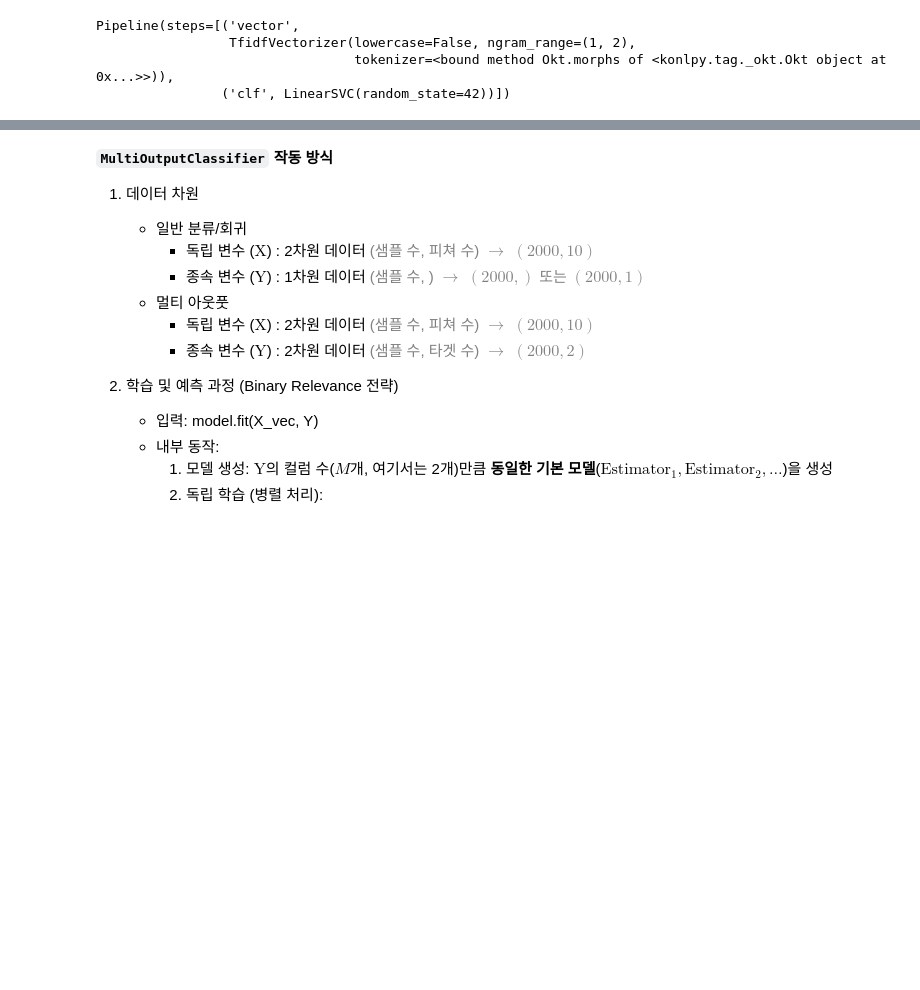
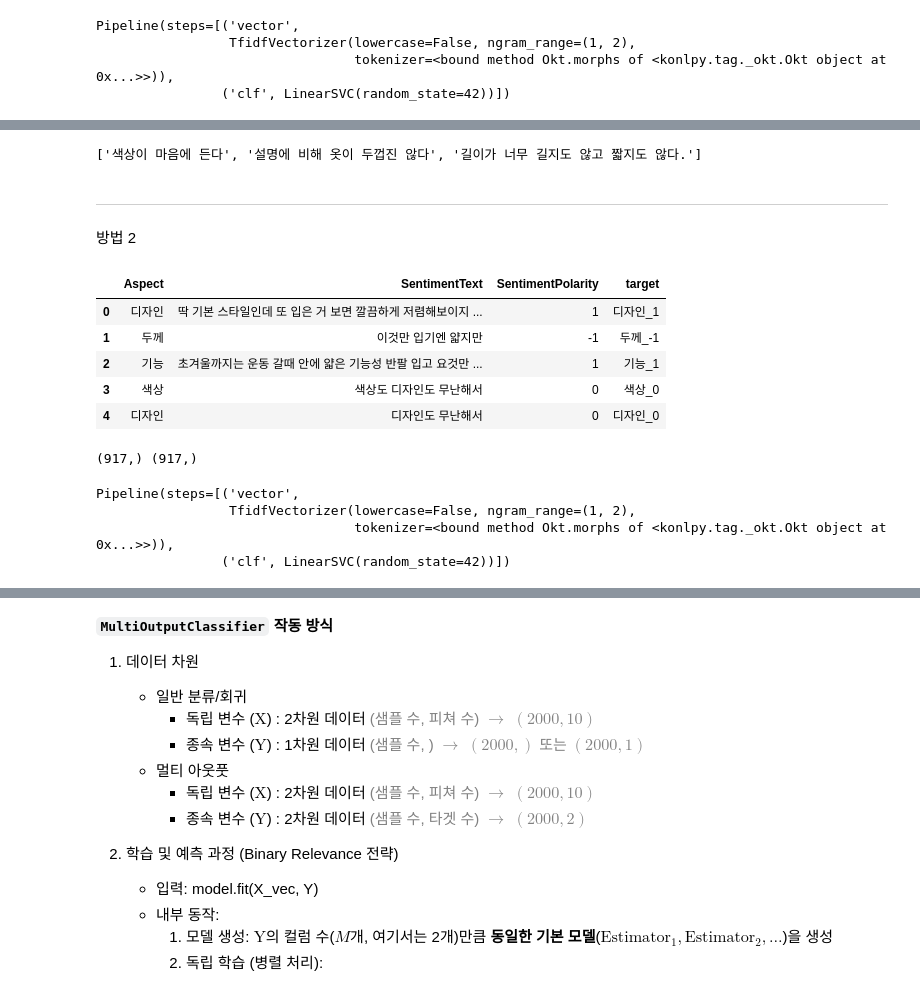
Before and after one commit to 1124apm/Multicam_2025, a Jupyter notebook: 251024/01_review_predict.ipynb, the cells around one changed output, grey strips where cells are left out. Drawn from its saved outputs; the diff is of its cells as text; code cells hidden in the pictures; blank space fills up the shorter version.

```diff
--- a/251024/01_review_predict.ipynb
+++ b/251024/01_review_predict.ipynb
@@ -272,7 +251,0 @@ pred_polarity = pipe_polarity(test_text)
-# %%
-# 방법 2. 정석대로 두 개의 모델 사용
-le_asp = LabelEncoder()
-le_pol = LabelEncoder()
-
-df_aspects['Aspect_Label'] = le_asp.fit_transform(df_aspects['Aspect'])
-df_aspects['Polarity_Label'] = le_pol.fit_transform(df_aspects['SentimentPolarity'])
@@ -331,0 +256,23 @@ Sentiment Polarity 분류 정확도: 0.8726
+# %%
+test_text
+# %% [output]
+['색상이 마음에 든다', '설명에 비해 옷이 두껍진 않다', '길이가 너무 길지도 않고 짧지도 않다.']
+# %% [markdown]
+---
+방법 2
+# %%
+df2 = df_aspects.copy()
+# %%
+# LabelEncoder를 원본으로 변환
+df2['Aspect'] = le.inverse_transform(df2['Aspect'])
+# %%
+df2['target'] = df2['Aspect'] + '_' + df2['SentimentPolarity']
+# %%
+df2.head()
+# %% [output]
+|  | Aspect | SentimentText | SentimentPolarity | target |
+| 0 | 디자인 | 딱 기본 스타일인데 또 입은 거 보면 깔끔하게 저렴해보이지 ... | 1 | 디자인_1 |
+| 1 | 두께 | 이것만 입기엔 얇지만 | -1 | 두께_-1 |
+| 2 | 기능 | 초겨울까지는 운동 갈때 안에 얇은 기능성 반팔 입고 요것만 ... | 1 | 기능_1 |
+| 3 | 색상 | 색상도 디자인도 무난해서 | 0 | 색상_0 |
+| 4 | 디자인 | 디자인도 무난해서 | 0 | 디자인_0 |
@@ -331,0 +286,4 @@ Sentiment Polarity 분류 정확도: 0.8726
+# %%
+print(X_2.shape, Y_2.shape)
+# %% [output]
+(917,) (917,)
@@ -331,0 +297,7 @@ Sentiment Polarity 분류 정확도: 0.8726
+# %%
+pipe.fit(X_2, Y_2)
+# %% [output]
+Pipeline(steps=[('vector',
+                 TfidfVectorizer(lowercase=False, ngram_range=(1, 2),
+                                 tokenizer=<bound method Okt.morphs of <konlpy.tag._okt.Okt object at 0x...>>)),
+                ('clf', LinearSVC(random_state=42))])
```
Also changed, not shown: parts of 35 cells of this notebook, 53 other files.
